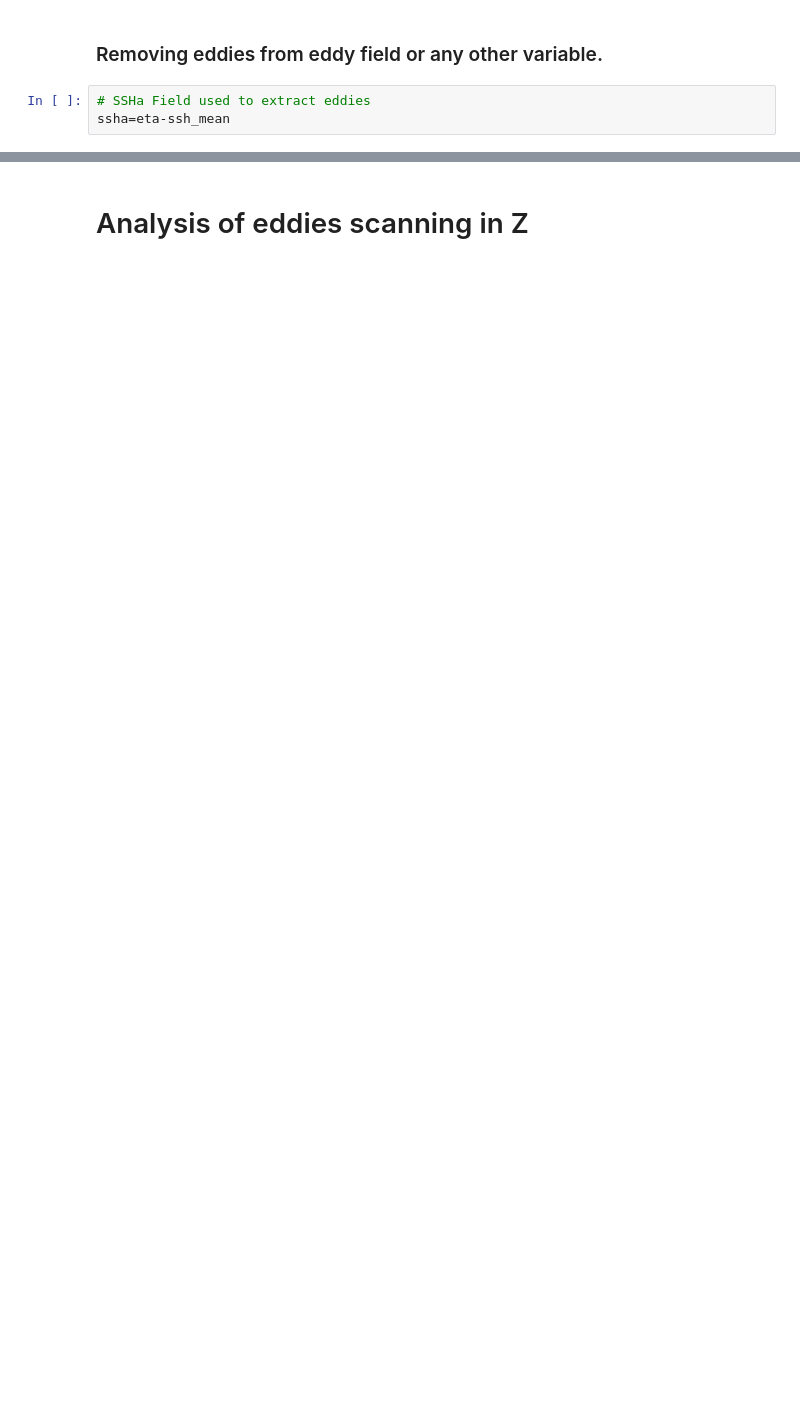
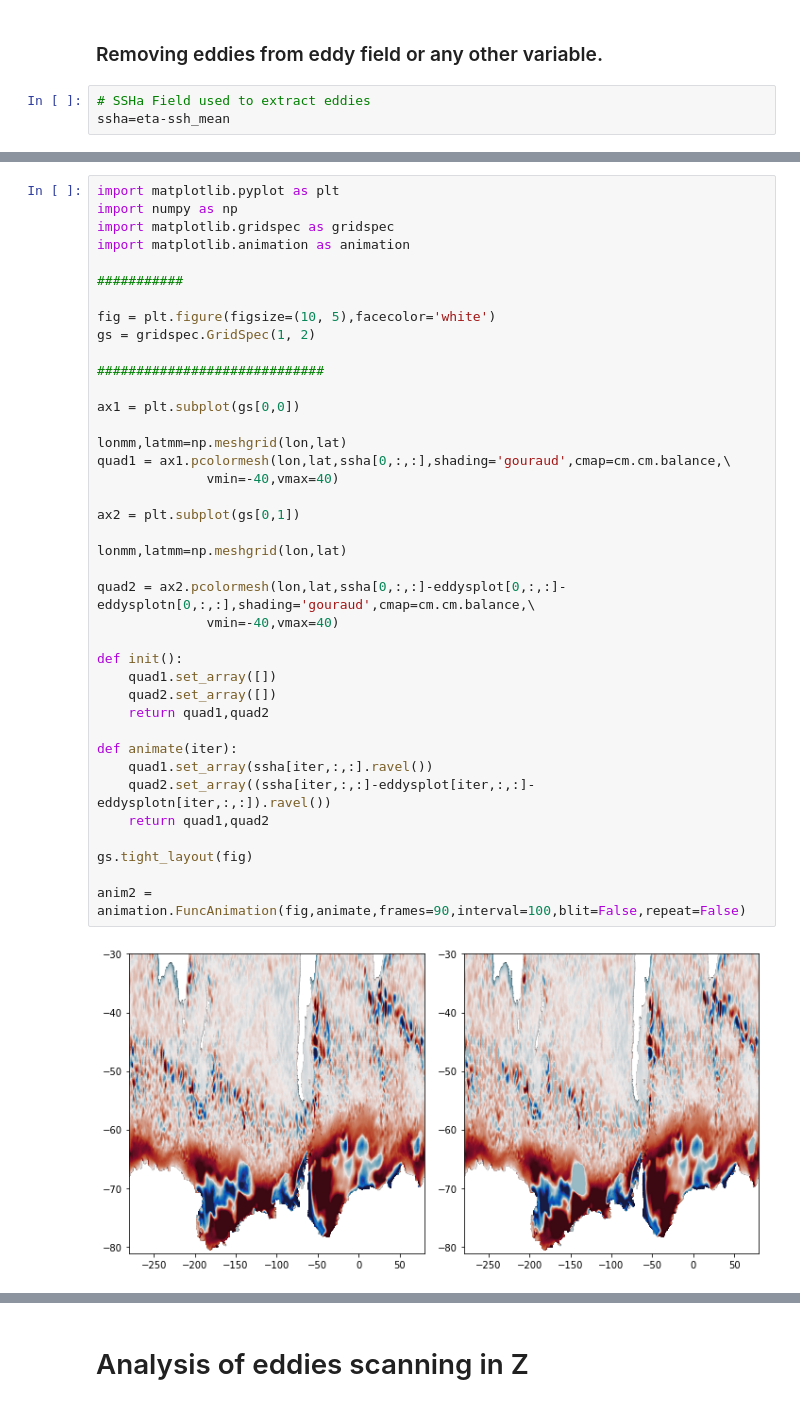
Before and after one commit to amoliu/trackeddy, a Jupyter notebook: examples/MULTIPLE_STEPS_eddies_southern_ocean.ipynb, the cells around one changed output, grey strips where cells are left out. Saved outputs shown, nothing was run; the diff lists cells and outputs as text; blank space fills up the shorter version.

```diff
--- a/examples/MULTIPLE_STEPS_eddies_southern_ocean.ipynb
+++ b/examples/MULTIPLE_STEPS_eddies_southern_ocean.ipynb
@@ -110,0 +131,41 @@ basemap_mplot(lon,lat,[ssha[30,:,:],ssha[30,:,:]-eddysplot[30,:,:]-eddysplotn[30
+# %%
+import matplotlib.pyplot as plt
+import numpy as np
+import matplotlib.gridspec as gridspec
+import matplotlib.animation as animation
+
+###########
+
+fig = plt.figure(figsize=(10, 5),facecolor='white')
+gs = gridspec.GridSpec(1, 2)
+
+#############################
+
+ax1 = plt.subplot(gs[0,0])
+
+lonmm,latmm=np.meshgrid(lon,lat)
+quad1 = ax1.pcolormesh(lon,lat,ssha[0,:,:],shading='gouraud',cmap=cm.cm.balance,\
+              vmin=-40,vmax=40)
+
+ax2 = plt.subplot(gs[0,1])
+
+lonmm,latmm=np.meshgrid(lon,lat)
+
+quad2 = ax2.pcolormesh(lon,lat,ssha[0,:,:]-eddysplot[0,:,:]-eddysplotn[0,:,:],shading='gouraud',cmap=cm.cm.balance,\
+              vmin=-40,vmax=40)
+
+def init():
+    quad1.set_array([])
+    quad2.set_array([])
+    return quad1,quad2
+
+def animate(iter):
+    quad1.set_array(ssha[iter,:,:].ravel())
+    quad2.set_array((ssha[iter,:,:]-eddysplot[iter,:,:]-eddysplotn[iter,:,:]).ravel())
+    return quad1,quad2
+
+gs.tight_layout(fig)
+
+anim2 = animation.FuncAnimation(fig,animate,frames=90,interval=100,blit=False,repeat=False)
+# %% [output]
+[figure, added]
```
Also changed, not shown: parts of 11 cells of this notebook, 10 other files.
